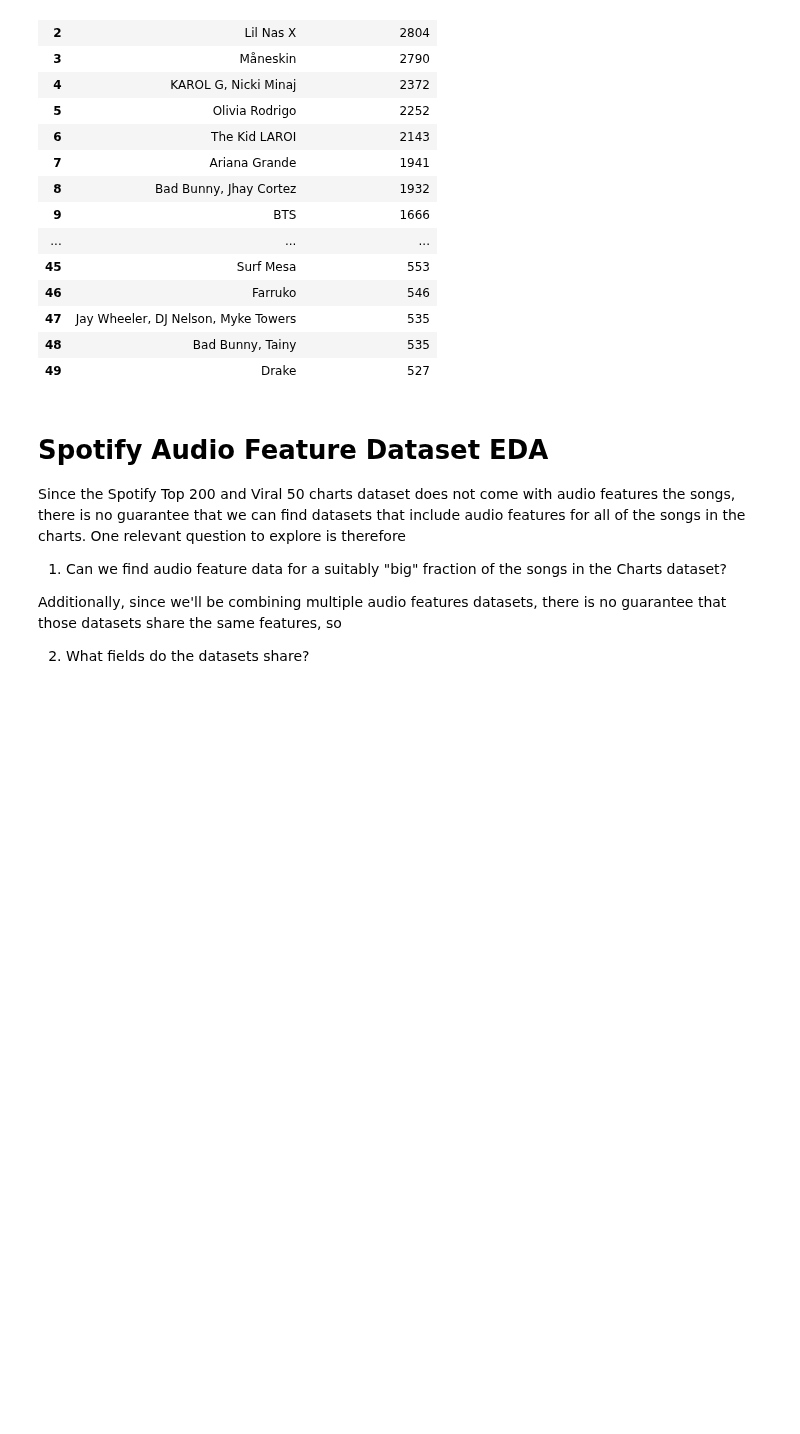
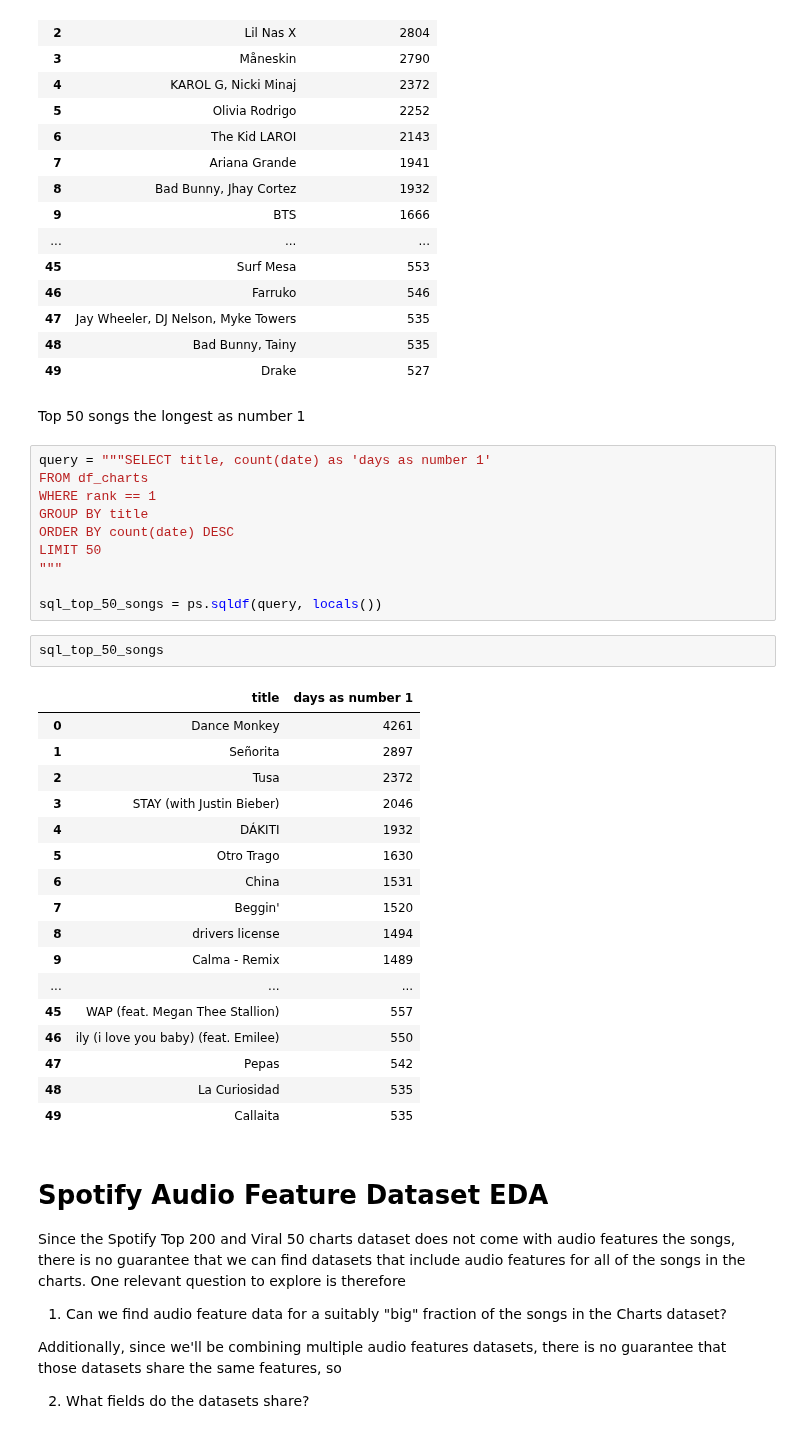
Before and after one commit to Joseph-Willem-Ricci/5450-final-project, a Jupyter notebook: 2023_04_08_CIS5450_Project.ipynb, the cells around one changed output. Drawn from its saved outputs; the diff is of its cells as text; blank space fills up the shorter version.

Commit message:
top 50 songs as number 1

```diff
--- a/2023_04_08_CIS5450_Project.ipynb
+++ b/2023_04_08_CIS5450_Project.ipynb
@@ -194,6 +193,38 @@ sql_top_50_artists
 | 47 | Jay Wheeler, DJ Nelson, Myke Towers | 535 |
 | 48 | Bad Bunny, Tainy | 535 |
 | 49 | Drake | 527 |
+# %% [markdown]
+Top 50 songs the longest as number 1
+# %%
+query = """SELECT title, count(date) as 'days as number 1'
+FROM df_charts
+WHERE rank == 1
+GROUP BY title
+ORDER BY count(date) DESC
+LIMIT 50
+"""
+
+sql_top_50_songs = ps.sqldf(query, locals())
+# %%
+sql_top_50_songs
+# %% [output]
+|  | title | days as number 1 |
+| 0 | Dance Monkey | 4261 |
+| 1 | Señorita | 2897 |
+| 2 | Tusa | 2372 |
+| 3 | STAY (with Justin Bieber) | 2046 |
+| 4 | DÁKITI | 1932 |
+| 5 | Otro Trago | 1630 |
+| 6 | China | 1531 |
+| 7 | Beggin' | 1520 |
+| 8 | drivers license | 1494 |
+| 9 | Calma - Remix | 1489 |
+| ... | ... | ... |
+| 45 | WAP (feat. Megan Thee Stallion) | 557 |
+| 46 | ily (i love you baby) (feat. Emilee) | 550 |
+| 47 | Pepas | 542 |
+| 48 | La Curiosidad | 535 |
+| 49 | Callaita | 535 |
 # %% [markdown]
 # Spotify Audio Feature Dataset EDA
 
```
Also changed, not shown: parts of 3 cells of this notebook.
